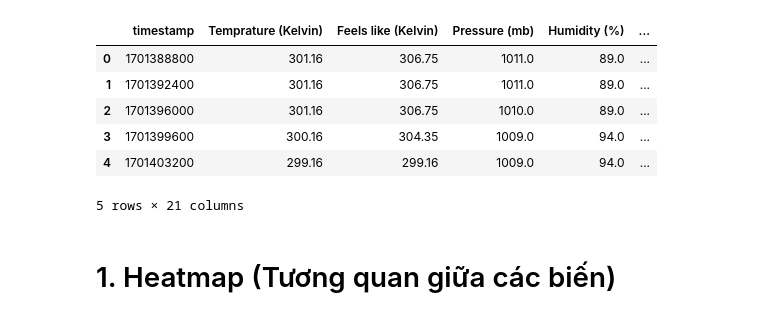
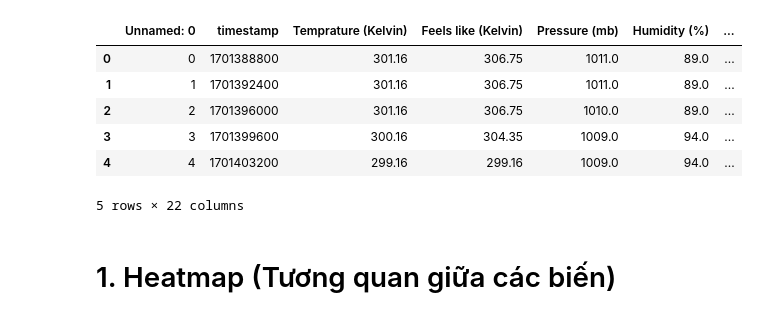
Before and after one commit to Ming3993/Air-pollution-analysis-based-on-weather-conditions-and-air-components-forecasting-pollution-trends, a Jupyter notebook: Pre processing code/Visualization.ipynb, the cells around one changed output. Drawn from its saved outputs; the diff is of its cells as text; code cells hidden in the pictures.

```diff
--- a/Pre processing code/Visualization.ipynb
+++ b/Pre processing code/Visualization.ipynb
@@ -5,17 +5,16 @@ import seaborn as sns
 # %%
 path = 'ProcessedData.csv'
 data = pd.read_csv(path, sep=',', encoding='utf-8')
 # Hiển thị mẫu
-data = data.iloc[:, 1:] # Bỏ cột số thứ
 data.head(5)
 # %% [output]
-|  | timestamp | Temprature (Kelvin) | Feels like (Kelvin) | Pressure (mb) | Humidity (%) | ... |
-| 0 | 1701388800 | 301.16 | 306.75 | 1011.0 | 89.0 | ... |
-| 1 | 1701392400 | 301.16 | 306.75 | 1011.0 | 89.0 | ... |
-| 2 | 1701396000 | 301.16 | 306.75 | 1010.0 | 89.0 | ... |
-| 3 | 1701399600 | 300.16 | 304.35 | 1009.0 | 94.0 | ... |
-| 4 | 1701403200 | 299.16 | 299.16 | 1009.0 | 94.0 | ... |
+|  | Unnamed: 0 | timestamp | Temprature (Kelvin) | Feels like (Kelvin) | Pressure (mb) | Humidity (%) | ... |
+| 0 | 0 | 1701388800 | 301.16 | 306.75 | 1011.0 | 89.0 | ... |
+| 1 | 1 | 1701392400 | 301.16 | 306.75 | 1011.0 | 89.0 | ... |
+| 2 | 2 | 1701396000 | 301.16 | 306.75 | 1010.0 | 89.0 | ... |
+| 3 | 3 | 1701399600 | 300.16 | 304.35 | 1009.0 | 94.0 | ... |
+| 4 | 4 | 1701403200 | 299.16 | 299.16 | 1009.0 | 94.0 | ... |
-5 rows × 21 columns
+5 rows × 22 columns
 # %% [markdown]
 # 1. Heatmap (Tương quan giữa các biến)
 # %%
```
Also changed, not shown: parts of 3 cells of this notebook.
